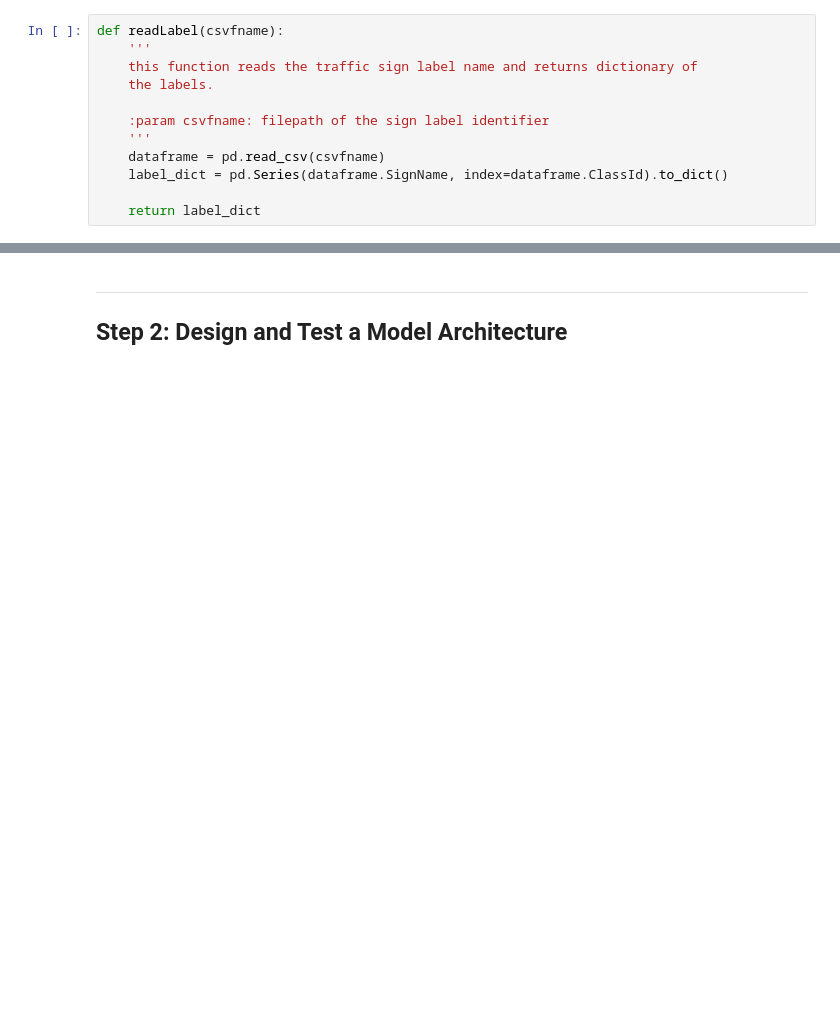
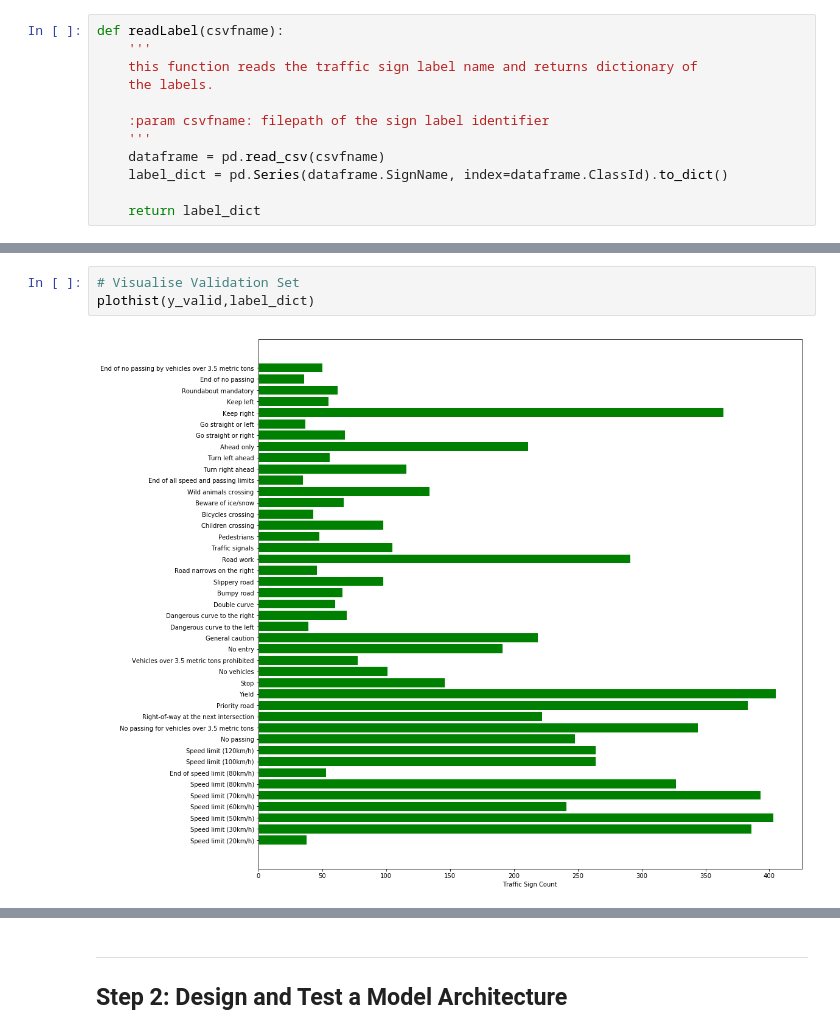
Before and after one commit to srikanth-narayanan/Traffic-Sign-Classifier, a Jupyter notebook: Traffic_Sign_Classifier.ipynb, the cells around one changed output, grey strips where cells are left out. Saved outputs shown, nothing was run; the diff lists cells and outputs as text; blank space fills up the shorter version.

```diff
--- a/Traffic_Sign_Classifier.ipynb
+++ b/Traffic_Sign_Classifier.ipynb
@@ -182,0 +213,5 @@ plotrandom(dataset, label, label_dict)
+# %%
+# Visualise Validation Set
+plothist(y_valid,label_dict)
+# %% [output]
+[figure, added]
```
Also changed, not shown: parts of 37 cells of this notebook, 1 other file.
